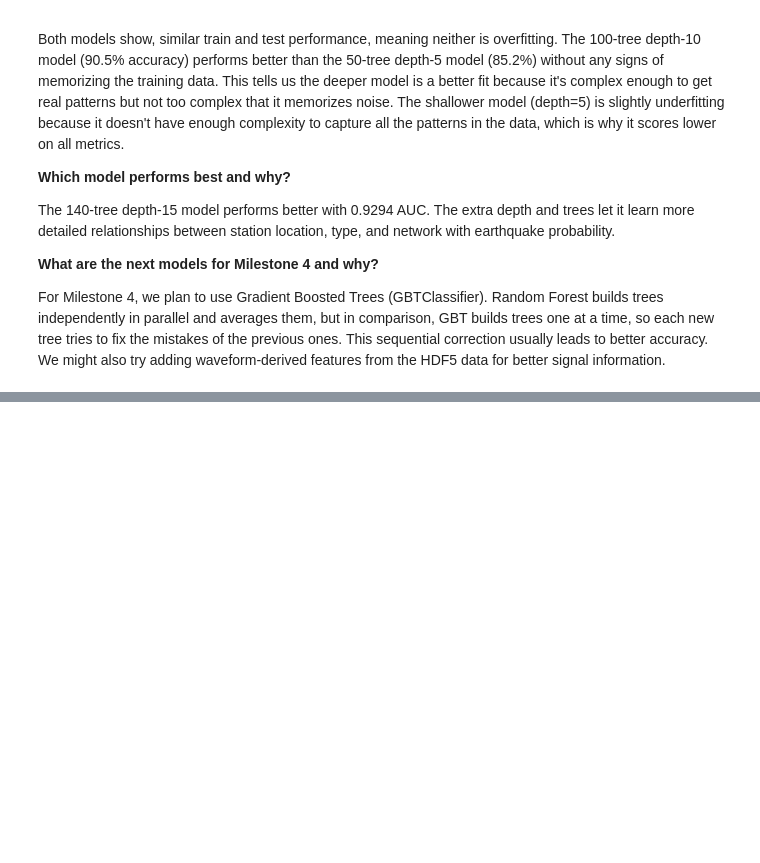
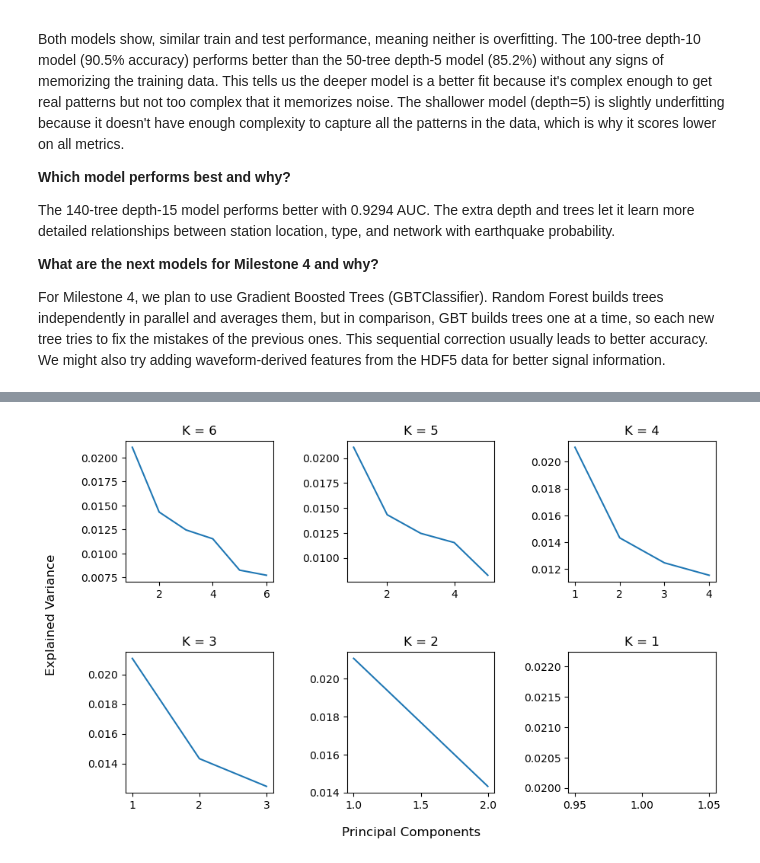
Before and after one commit to Marcomont01/stead-spark-data-exploration, a Jupyter notebook: Notebook.ipynb, the cells around one changed output, grey strips where cells are left out. Saved outputs shown, nothing was run; the diff lists cells and outputs as text; code cells hidden in the pictures; blank space fills up the shorter version.

```diff
--- a/Notebook.ipynb
+++ b/Notebook.ipynb
@@ -640,4 +640,7 @@ Model Set Accuracy F1 Score AUC
 50 trees depth=5  Test 0.8521 0.8099 0.9002
 # %% [markdown]
 With these results as a benchmark, we decided to explore whether there is a better combination of the number of trees and tree depth without overfitting the model by evaluating the AUC on the test set. The analysis is shown below.
+# %%
+n_trees_o = 140
+best_depth_o = 15
 # %%
@@ -714,0 +767,16 @@ For Milestone 4, we plan to use Gradient Boosted Trees (GBTClassifier). Random F
+# %%
+i = 0
+fig, axs = plt.subplots(2,3,figsize=(10,6))
+axs = axs.flatten()
+for y in variances:
+    x = range(1,len(y)+1)
+    axs[i].plot(x, y)
+    axs[i].set_title(f"K = {6-i}")
+    i += 1
+
+fig.supxlabel("Principal Components")
+fig.supylabel("Explained Variance")
+plt.subplots_adjust(wspace=0.5, hspace=0.5)
+plt.show()
+# %% [output]
+[figure, added]
```
Also changed, not shown: parts of 7 cells of this notebook.
